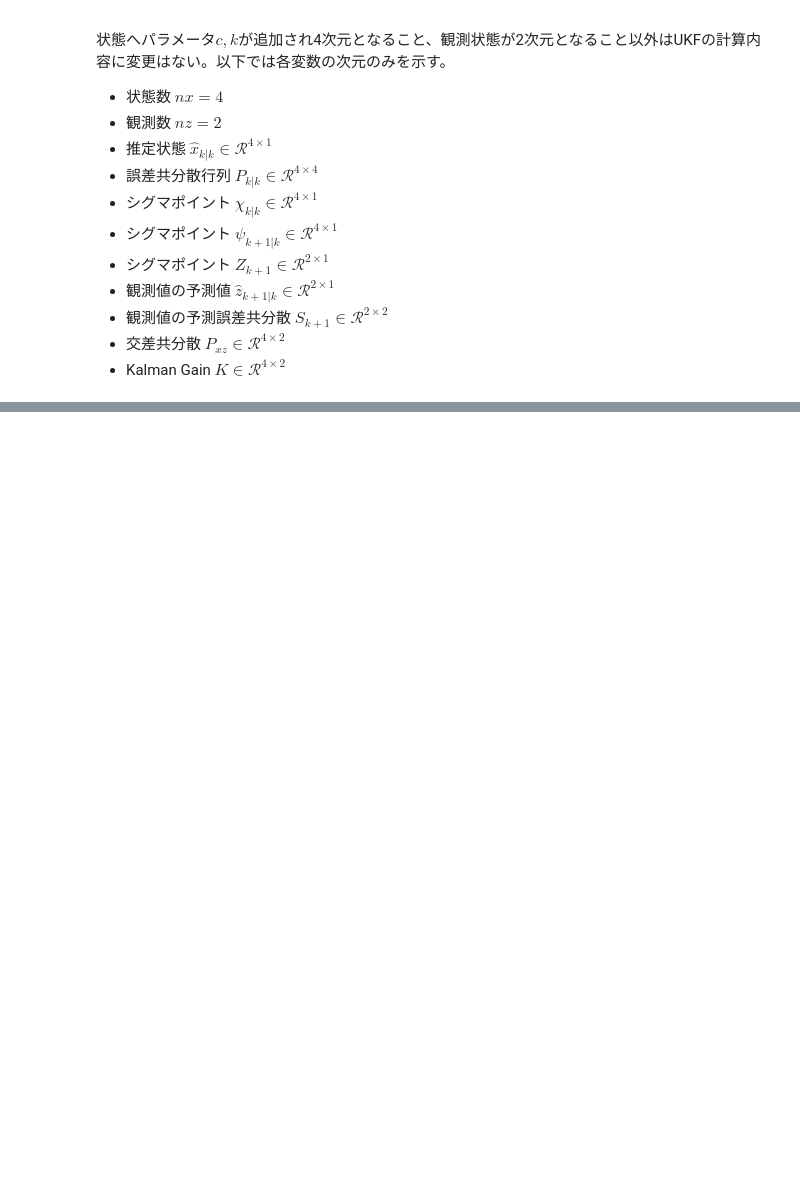
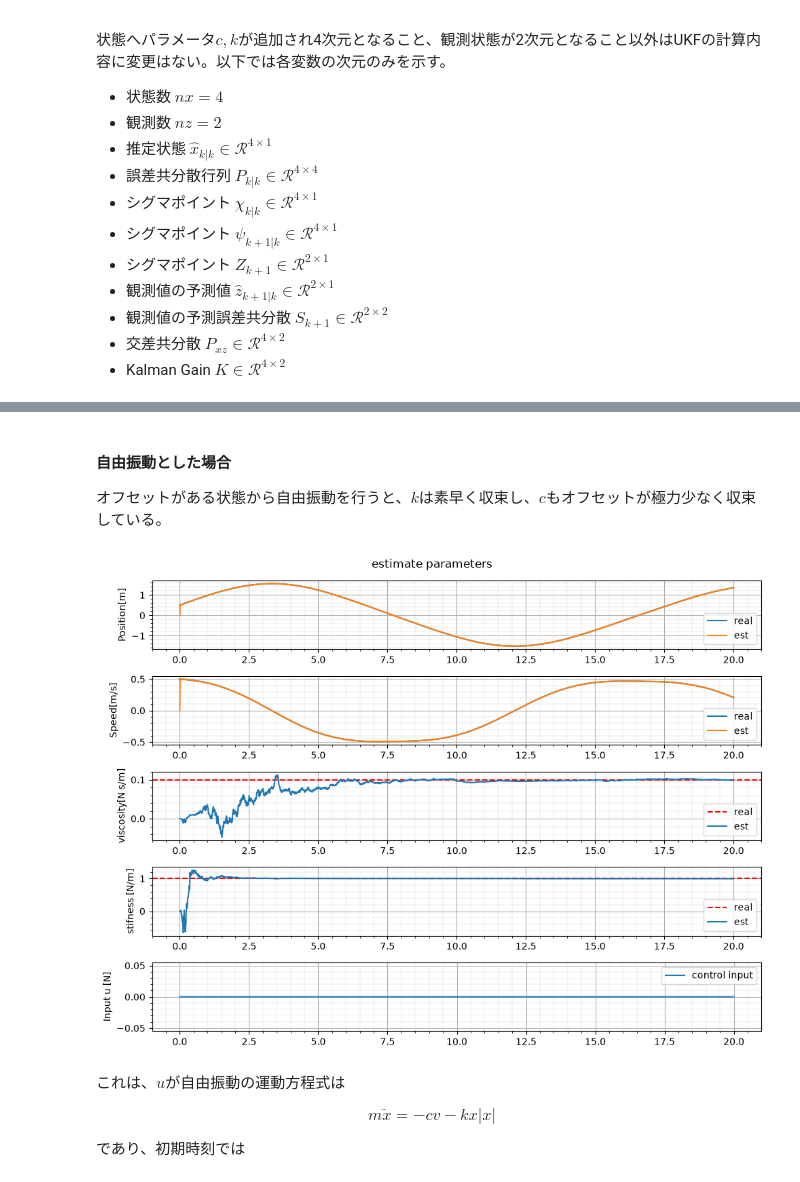
Before and after one commit to hideto008/learning_estimation_method, a Jupyter notebook: Notes/Estimate_State_using_UKF.ipynb, the cells around one changed output, grey strips where cells are left out. Cells and saved outputs as stored; diff of their text form; code cells hidden in the pictures; blank space fills up the shorter version.

```diff
--- a/Notes/Estimate_State_using_UKF.ipynb
+++ b/Notes/Estimate_State_using_UKF.ipynb
@@ -1238,0 +1278,17 @@ create_fig(t_array, x_array, x_est_array, u_array, params, title="measured posit
+# %% [markdown]
+#### 自由振動とした場合
+
+オフセットがある状態から自由振動を行うと、$k$は素早く収束し、$c$もオフセットが極力少なく収束している。
+# %%
+t_array, x_array, x_est_array = simulation(X_init,X_est_init,u_array*0,params)
+create_fig(t_array, x_array, x_est_array, u_array*0, params, title="estimate parameters")
+# %% [output]
+[figure, added]
+# %% [markdown]
+これは、$u$が自由振動の運動方程式は
+
+$$
+m \ddot{x} = -c v - k x|x|
+$$
+
+であり、初期時刻では
```
Also changed, not shown: parts of 7 cells of this notebook.
